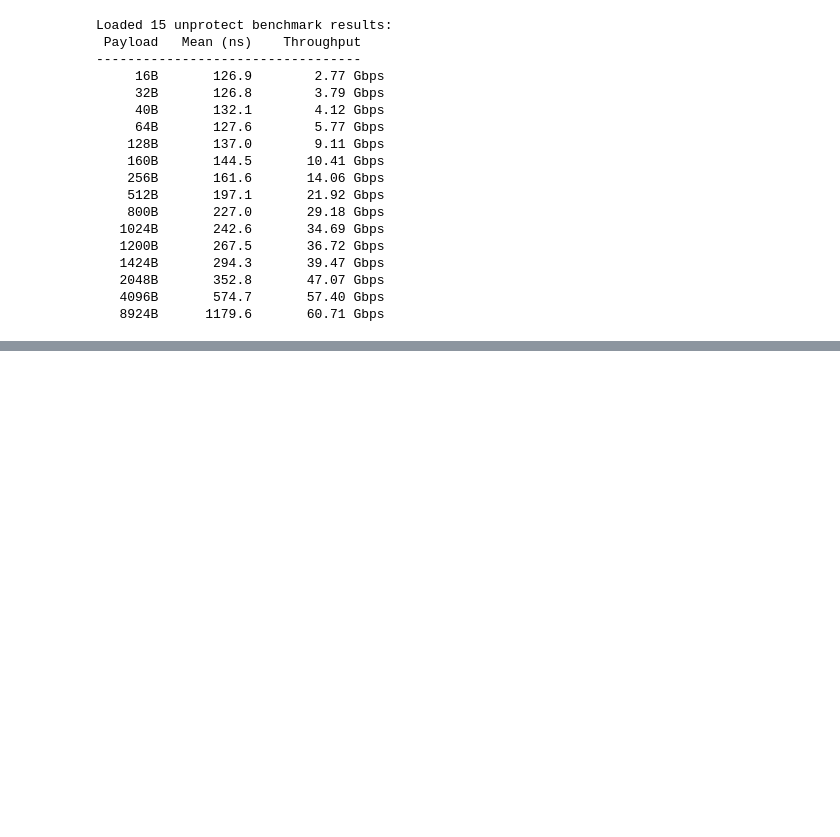
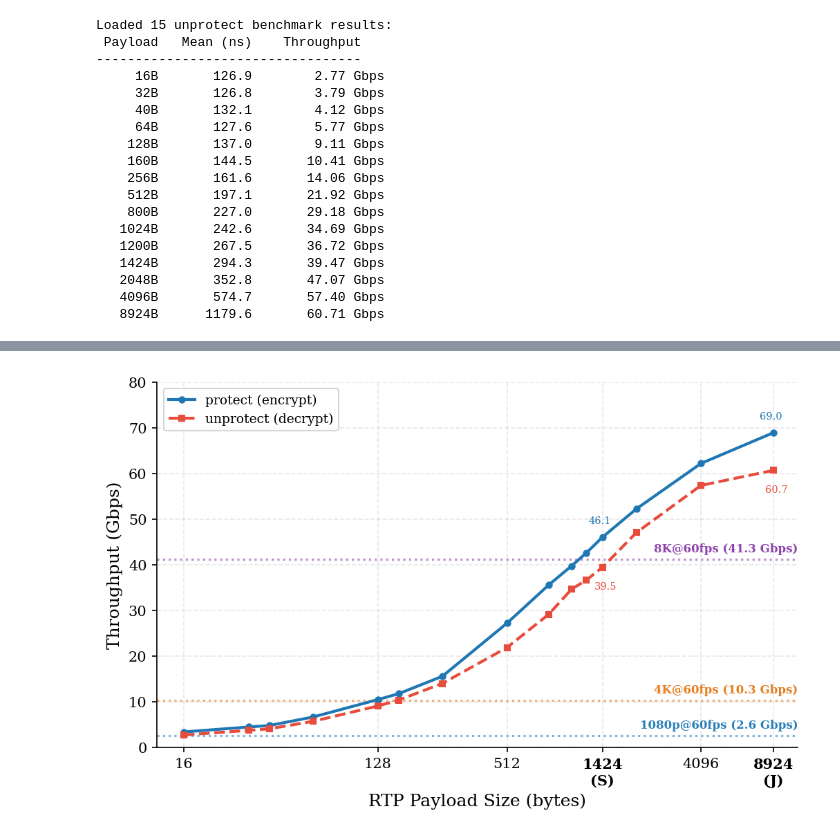
Before and after one commit to spring-epfl/SafeCast, a Jupyter notebook: figures_from_benches.ipynb, the cells around one changed output, grey strips where cells are left out. Drawn from its saved outputs; the diff is of its cells as text; code cells hidden in the pictures; blank space fills up the shorter version.

Commit message:
new figure 1 generator

```diff
--- a/figures_from_benches.ipynb
+++ b/figures_from_benches.ipynb
@@ -40,6 +40,8 @@ plt.rcParams.update({
     'axes.grid': True,
     'grid.alpha': 0.3,
     'grid.linestyle': '--',
+    'axes.spines.top': False,
+    'axes.spines.right': False,
 })
 
 # All Criterion results are copied here by run_end_to_end.sh
@@ -184,0 +223,76 @@ Loaded 15 unprotect benchmark results:
+# %%
+# Extracting sorted payload sizes and corresponding throughputs
+# from benchmark results
+payload_sizes = np.array(list(results.keys()))
+throughput_gbps = np.array([r['throughput_gbps'] for r in results.values()])
+
+# decrypt throughput (same payload sizes since both benchmarks use same set)
+unprotect_payload_sizes = np.array(list(unprotect_results.keys()))
+unprotect_throughput_gbps = np.array([r['throughput_gbps'] for r in unprotect_results.values()])
+
+fig, ax = plt.subplots(figsize=(7, 4.5))
+
+# --- SRTP throughput curves ---
+ax.plot(payload_sizes, throughput_gbps, 'o-', color='#1f77b4', linewidth=2,
+        markersize=4, zorder=5, label='protect (encrypt)')
+ax.plot(unprotect_payload_sizes, unprotect_throughput_gbps, 's--', color='#e74c3c',
+        linewidth=2, markersize=4, zorder=5, label='unprotect (decrypt)')
+
+# --- Value labels at the two MTU sizes ---
+# encrypt above, decrypt below, consistent 8pt offset, colors match lines
+pt_off = 10
+for sz in [1424, 8924]:
+    tp_enc = results[sz]['throughput_gbps']
+    ax.annotate(f'{tp_enc:.1f}', (sz, tp_enc),
+                textcoords='offset points', xytext=(-2, pt_off - 2),
+                fontsize=7, ha='center', va='bottom', color='#1f77b4')
+    tp_dec = unprotect_results[sz]['throughput_gbps']
+    ax.annotate(f'{tp_dec:.1f}', (sz, tp_dec),
+                textcoords='offset points', xytext=(+2, -pt_off),
+                fontsize=7, ha='center', va='top', color='#e74c3c')
+
+# --- Video bitrate reference lines ---
+y_max = 80
+
+display_formats = {
+    '1080p60': '1080p',
+    '2160p60': '4K',
+    '4320p60': '8K',
+}
+
+for label, bitrate, res_group in video_formats:
+    if label not in display_formats:
+        continue
+    display_label = display_formats[label]
+    color = resolution_colors[res_group]
+    ax.axhline(y=bitrate, color=color, linestyle=':', linewidth=1.5, alpha=0.6)
+    ax.text(1.0, bitrate + 1.0, f'{display_label}@60fps ({bitrate:.1f} Gbps)',
+            va='bottom', ha='right', fontsize=8, color=color, fontweight='bold',
+            transform=ax.get_yaxis_transform())
+
+# --- Axis formatting ---
+ax.set_xscale('log', base=2)
+ax.set_xlabel('RTP Payload Size (bytes)')
+ax.set_ylabel('Throughput (Gbps)')
+
+# (S) and (J) on a new line under 1424 and 8924
+xtick_sizes = [16, 128, 512, 1424, 4096, 8924]
+xtick_labels = ['16', '128', '512', '1424\n(S)', '4096', '8924\n(J)']
+ax.set_xticks(xtick_sizes)
+ax.set_xticklabels(xtick_labels, rotation=0, ha='center')
+ax.xaxis.set_minor_formatter(ticker.NullFormatter())
+
+for lbl in ax.xaxis.get_ticklabels():
+    if '(S)' in lbl.get_text() or '(J)' in lbl.get_text():
+        lbl.set_fontweight('bold')
+
+ax.set_ylim(0, y_max)
+ax.set_xlim(12, payload_sizes[-1] * 1.3)
+ax.legend(loc='upper left')
+
+plt.tight_layout()
+plt.savefig(FIGURES_DIR / 'fig1_srtp_throughput.pdf')
+plt.savefig(FIGURES_DIR / 'fig1_srtp_throughput.png')
+plt.show()
+# %% [output]
+[figure, added]
```
Also changed, not shown: parts of 2 cells of this notebook.
